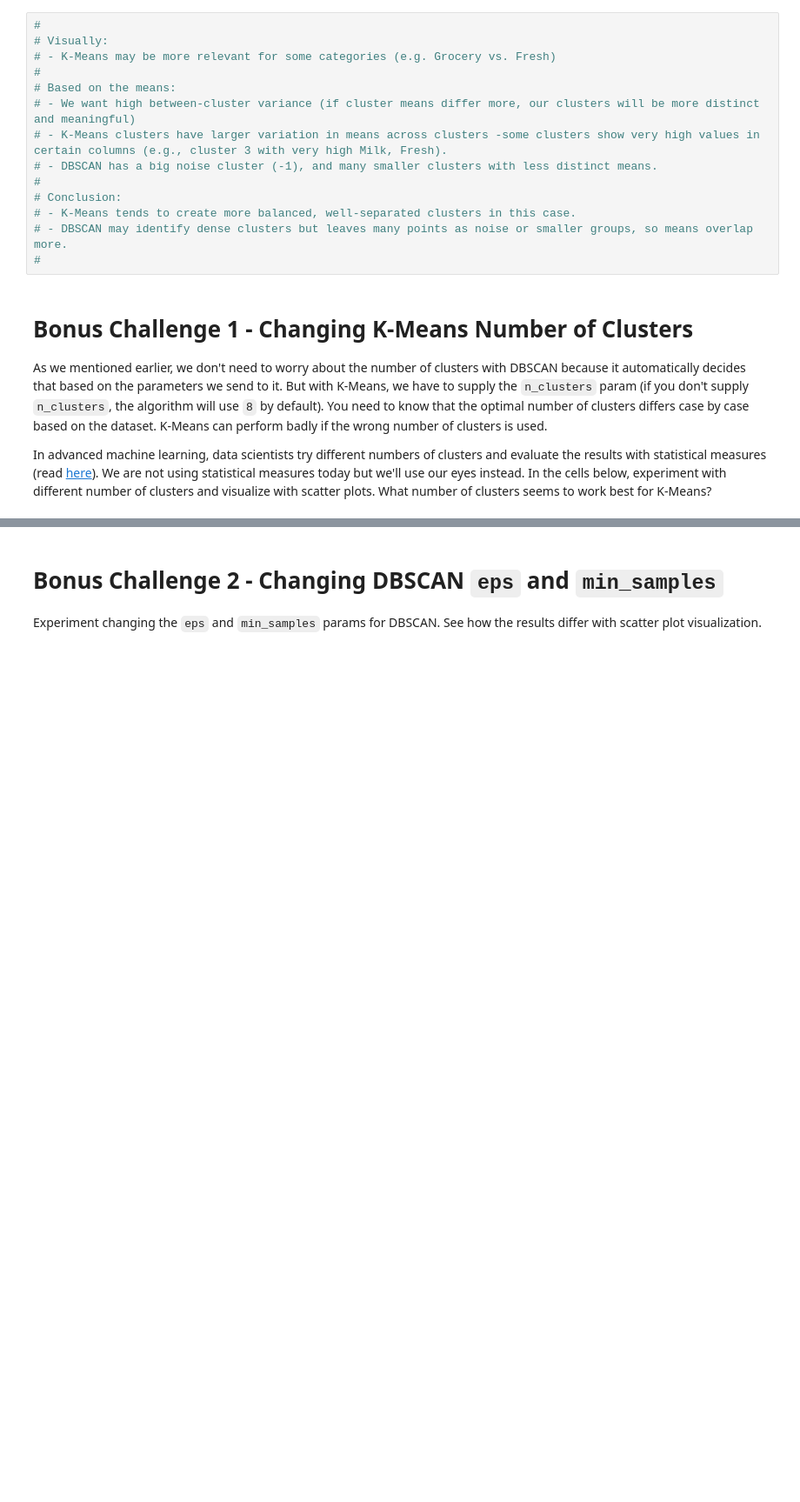
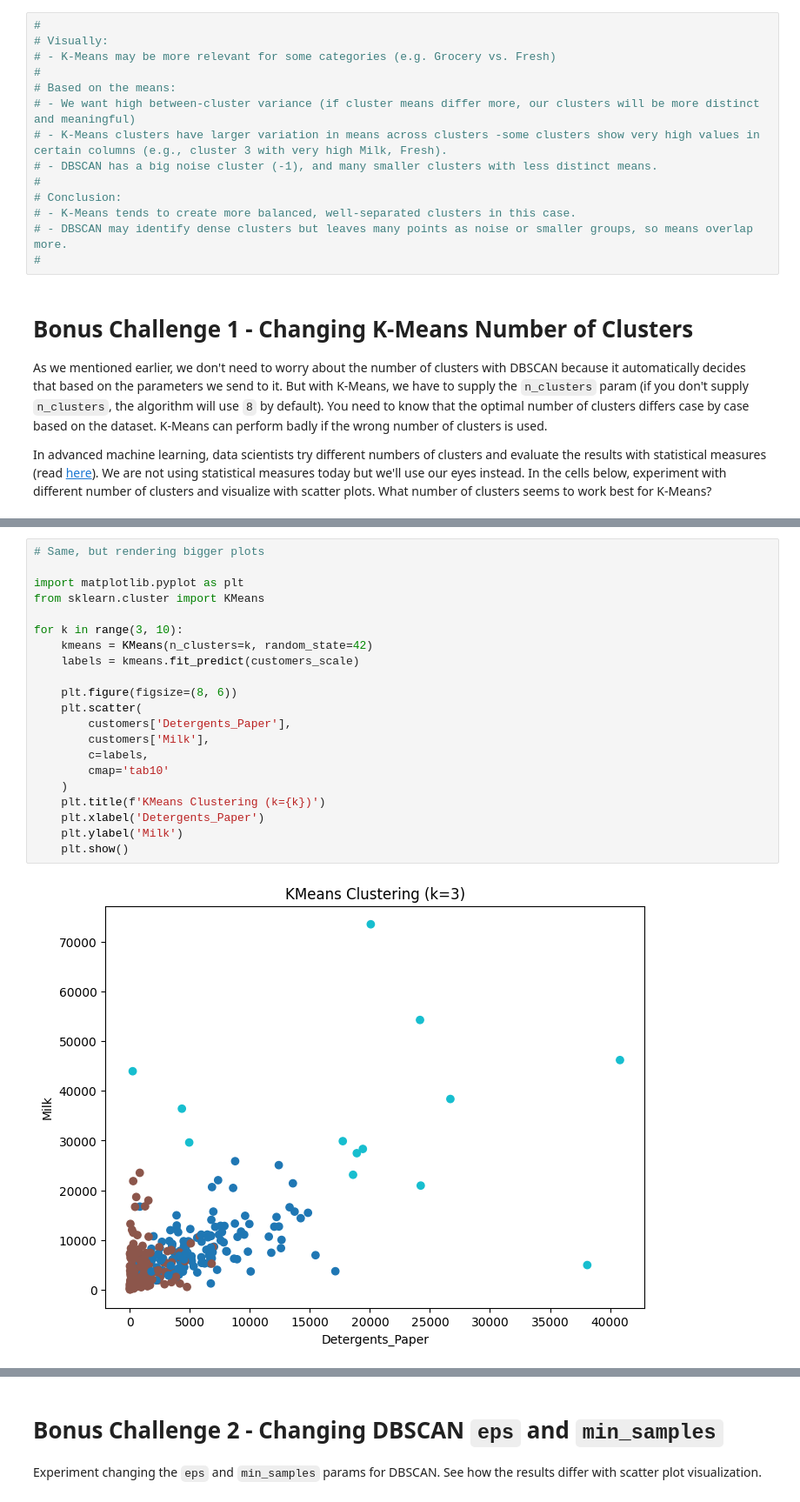
Before and after one commit to DSML-march2025-luis/w11d3-lab-unsupervised-learning, a Jupyter notebook: your-code/main.ipynb, the cells around one changed output, grey strips where cells are left out. Shown at 87% size. Drawn from its saved outputs; the diff is of its cells as text; blank space fills up the shorter version.

```diff
--- a/your-code/main.ipynb
+++ b/your-code/main.ipynb
@@ -484,0 +508,23 @@ In advanced machine learning, data scientists try different numbers of clusters
+# %%
+# Same, but rendering bigger plots
+
+import matplotlib.pyplot as plt
+from sklearn.cluster import KMeans
+
+for k in range(3, 10):
+    kmeans = KMeans(n_clusters=k, random_state=42)
+    labels = kmeans.fit_predict(customers_scale)
+
+    plt.figure(figsize=(8, 6))
+    plt.scatter(
+        customers['Detergents_Paper'],
+        customers['Milk'],
+        c=labels,
+        cmap='tab10'
+    )
+    plt.title(f'KMeans Clustering (k={k})')
+    plt.xlabel('Detergents_Paper')
+    plt.ylabel('Milk')
+    plt.show()
+# %% [output]
+[figure, added]
```
Also changed, not shown: parts of 6 cells of this notebook.
